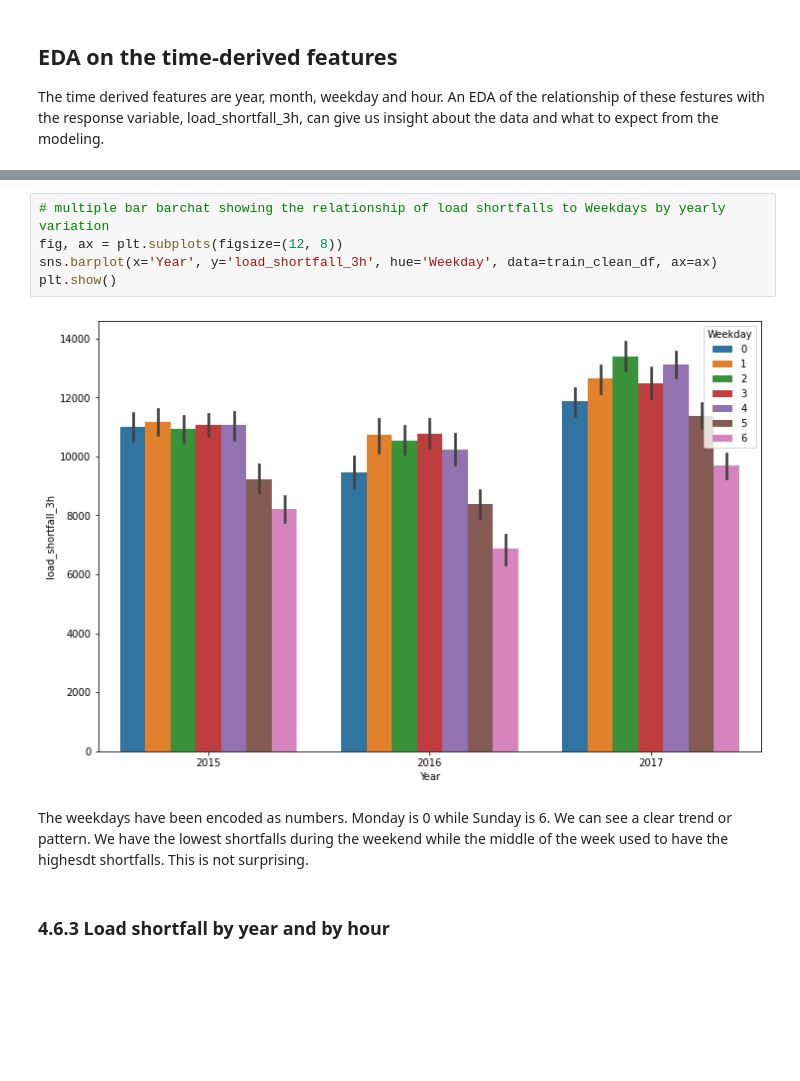
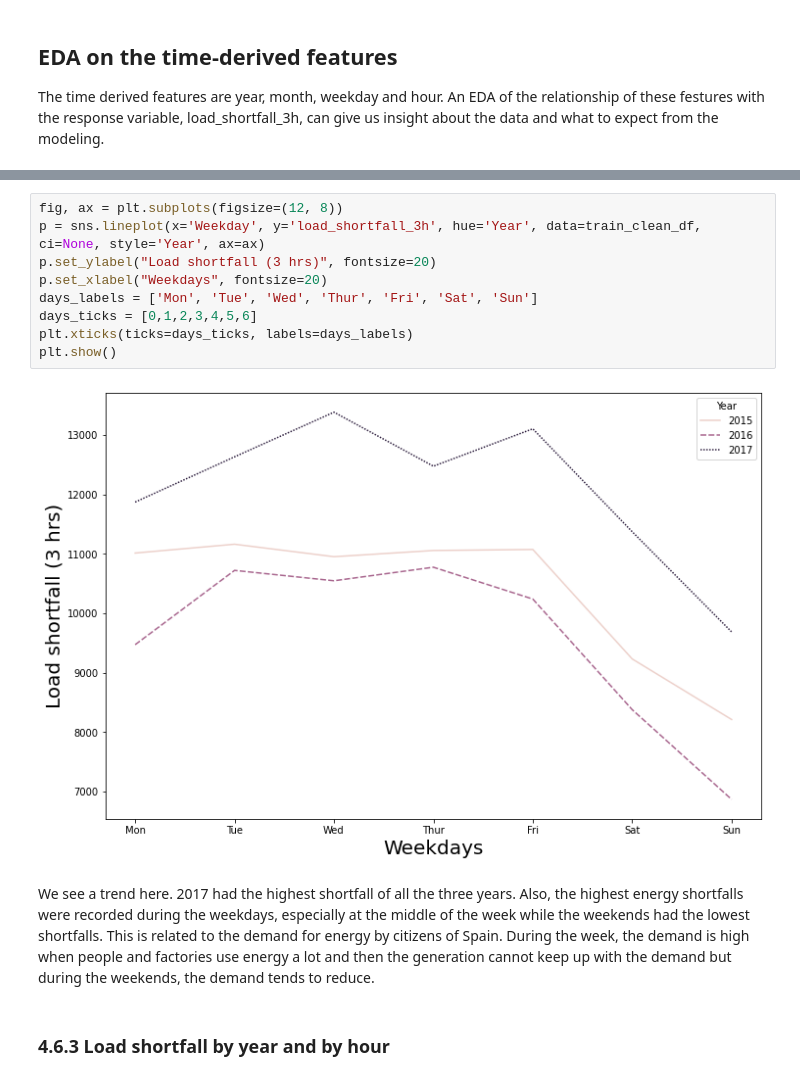
Before and after one commit to Emekadavid/Spain_electricity_shortfall_challenge, a Jupyter notebook: Advanced-Regression-Starter-Data/starter-notebook.ipynb, the cells around one changed output, grey strips where cells are left out. Saved outputs shown, nothing was run; the diff lists cells and outputs as text; blank space fills up the shorter version.

```diff
--- a/Advanced-Regression-Starter-Data/starter-notebook.ipynb
+++ b/Advanced-Regression-Starter-Data/starter-notebook.ipynb
@@ -446,11 +446,15 @@ The months have been encoded as numbers. 1 is January while 12 is December. We c
-# %%
-# multiple bar barchat showing the relationship of load shortfalls to Weekdays by yearly variation
-fig, ax = plt.subplots(figsize=(12, 8))
-sns.barplot(x='Year', y='load_shortfall_3h', hue='Weekday', data=train_clean_df, ax=ax)
-plt.show()
-# %% [output]
-[figure, removed]
+# %%
+fig, ax = plt.subplots(figsize=(12, 8))
+p = sns.lineplot(x='Weekday', y='load_shortfall_3h', hue='Year', data=train_clean_df, ci=None, style='Year', ax=ax)
+p.set_ylabel("Load shortfall (3 hrs)", fontsize=20)
+p.set_xlabel("Weekdays", fontsize=20)
+days_labels = ['Mon', 'Tue', 'Wed', 'Thur', 'Fri', 'Sat', 'Sun']
+days_ticks = [0,1,2,3,4,5,6]
+plt.xticks(ticks=days_ticks, labels=days_labels)
+plt.show()
+# %% [output]
+[figure, added]
 # %% [markdown]
-The weekdays have been encoded as numbers. Monday is 0 while Sunday is 6. We can see a clear trend or pattern. We have the lowest shortfalls during the weekend while the middle of the week used to have the highesdt shortfalls. This is not surprising.
+We see a trend here. 2017 had the highest shortfall of all the three years. Also, the highest energy shortfalls were recorded during the weekdays, especially at the middle of the week while the weekends had the lowest shortfalls. This is related to the demand for energy by citizens of Spain. During the week, the demand is high when people and factories use energy a lot and then the generation cannot keep up with the demand but during the weekends, the demand tends to reduce.
 # %% [markdown]
 ### 4.6.3 Load shortfall by year and by hour
```
Also changed, not shown: parts of 131 cells of this notebook, 1 other file.
